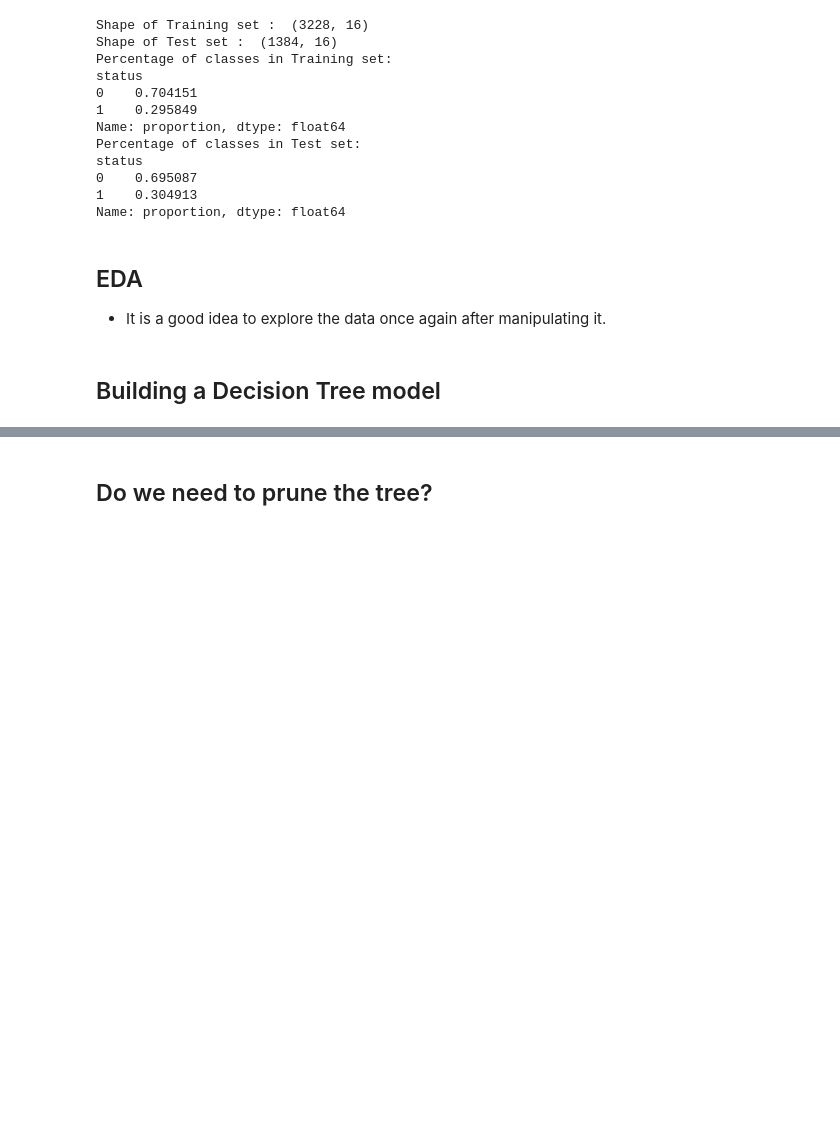
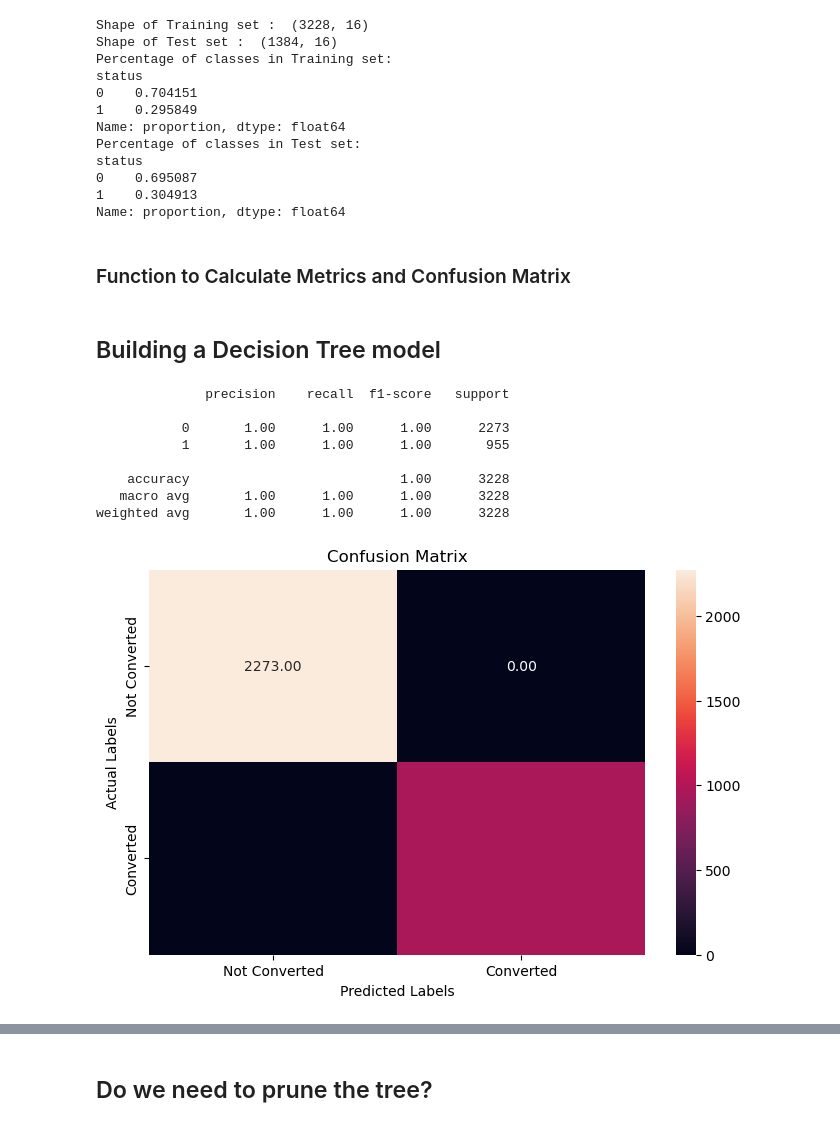
Before and after one commit to Aasavmp/ClassificationProject, a Jupyter notebook: Aasav_Patel_Fullcode.ipynb, the cells around one changed output, grey strips where cells are left out. Saved outputs shown, nothing was run; the diff lists cells and outputs as text; code cells hidden in the pictures; blank space fills up the shorter version.

```diff
--- a/Aasav_Patel_Fullcode.ipynb
+++ b/Aasav_Patel_Fullcode.ipynb
@@ -641,9 +645,51 @@ status
 0    0.695087
 1    0.304913
 Name: proportion, dtype: float64
-# %% [markdown]
-## EDA
-
-- It is a good idea to explore the data once again after manipulating it.
+# %% [markdown]
+### Function to Calculate Metrics and Confusion Matrix
+# %%
+# Function to print the classification report and plot the confusion matrix
+def evaluate_model_metrics(actual_labels, predicted_labels):
+    """
+    Prints the classification report and displays the confusion matrix.
+
+    actual_labels: True labels of the data
+    predicted_labels: Predicted labels from the model
+    """
+    print(classification_report(actual_labels, predicted_labels))
+
+    # Generate confusion matrix
+    confusion_mat = confusion_matrix(actual_labels, predicted_labels)
+
+    # Plotting the confusion matrix
+    plt.figure(figsize=(8, 5))
+    sns.heatmap(confusion_mat, annot=True, fmt='.2f', xticklabels=['Not Converted', 'Converted'], yticklabels=['Not Converted', 'Converted'])
+
+    plt.ylabel('Actual Labels')
+    plt.xlabel('Predicted Labels')
+    plt.title('Confusion Matrix')
+    plt.show()
 # %% [markdown]
 ## Building a Decision Tree model
+# %%
+# Initializing the Decision Tree Classifier
+decision_tree_classifier = DecisionTreeClassifier(random_state=7)
+
+# Fitting the model to the training data
+decision_tree_classifier.fit(X_train, y_train)
+
+# Making predictions on the training data
+train_predictions = decision_tree_classifier.predict(X_train)
+
+# Evaluating the model performance on the training data
+evaluate_model_metrics(y_train, train_predictions)
+# %% [output]
+              precision    recall  f1-score   support
+
+           0       1.00      1.00      1.00      2273
+           1       1.00      1.00      1.00       955
+
+    accuracy                           1.00      3228
+   macro avg       1.00      1.00      1.00      3228
+weighted avg       1.00      1.00      1.00      3228
+[figure, added]
```
Also changed, not shown: parts of 17 cells of this notebook.
